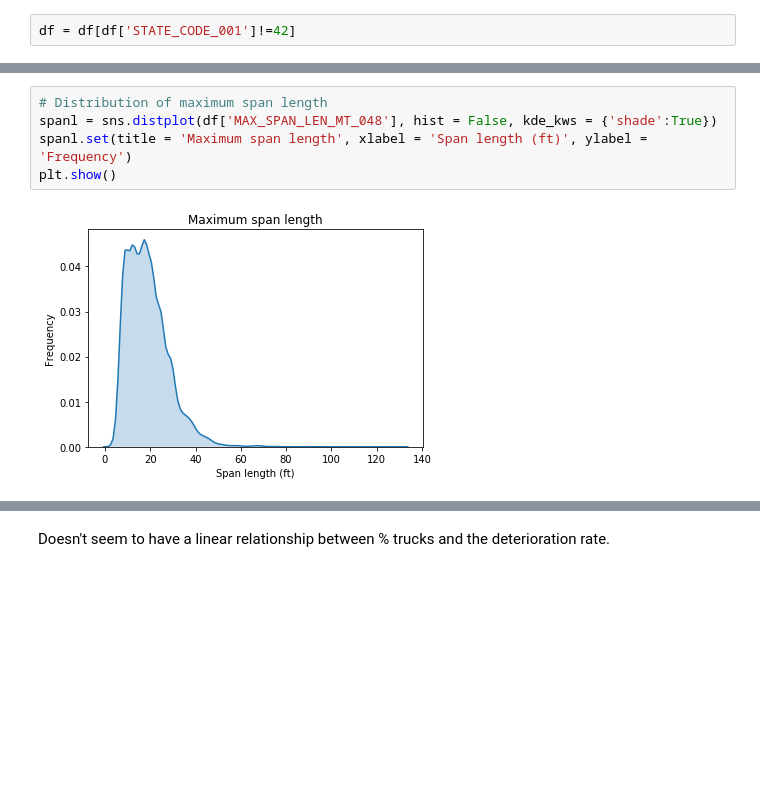
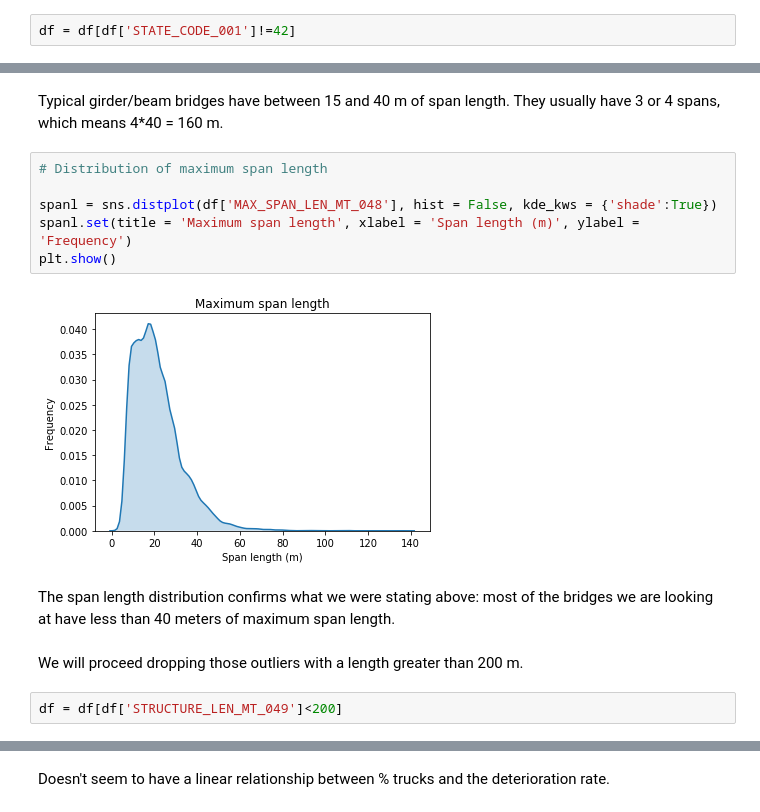
Before and after one commit to VegaLaguna/TFM-Bridge-deterioration, a Jupyter notebook: 03-EDA_CLIM.ipynb, the cells around one changed output, grey strips where cells are left out. Cells and saved outputs as stored; diff of their text form; blank space fills up the shorter version.

```diff
--- a/03-EDA_CLIM.ipynb
+++ b/03-EDA_CLIM.ipynb
@@ -99,9 +94,18 @@ Name: MAX_SPAN_LEN_MT_048, dtype: float64
+# %% [markdown]
+Typical girder/beam bridges have between 15 and 40 m of span length. They usually have 3 or 4 spans, which means 4*40 = 160 m.
 # %%
 # Distribution of maximum span length
+
 spanl = sns.distplot(df['MAX_SPAN_LEN_MT_048'], hist = False, kde_kws = {'shade':True})
-spanl.set(title = 'Maximum span length', xlabel = 'Span length (ft)', ylabel = 'Frequency')
+spanl.set(title = 'Maximum span length', xlabel = 'Span length (m)', ylabel = 'Frequency')
 plt.show()
 # %% [output]
-[figure, old version]
+[figure, new version]
+# %% [markdown]
+The span length distribution confirms what we were stating above: most of the bridges we are looking at have less than 40 meters of maximum span length.
+# %% [markdown]
+We will proceed dropping those outliers with a length greater than 200 m.
+# %%
+df = df[df['STRUCTURE_LEN_MT_049']<200]
 # %%
 # Number of spans
```
Also changed, not shown: parts of 71 cells of this notebook, 5 other files.
